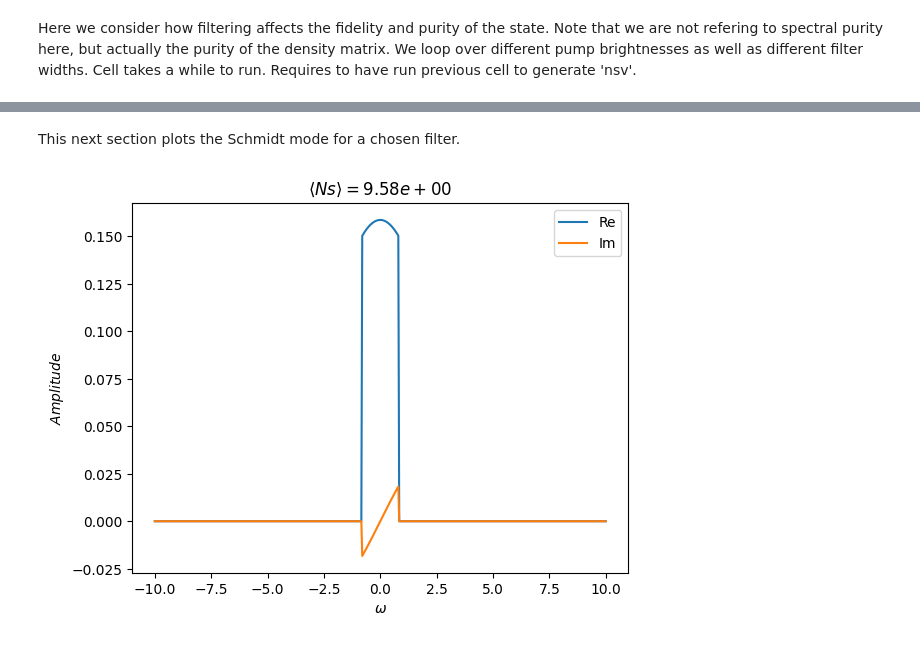
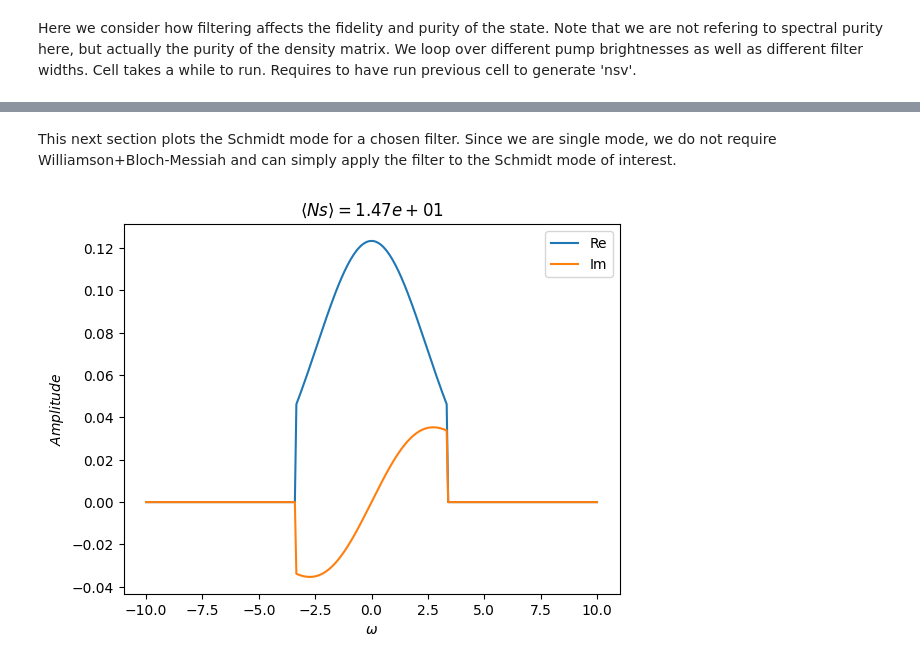
Before and after one commit to polyquantique/NeedALight, a Jupyter notebook: NeedALight/examples/example_singlepass.ipynb, the cells around one changed output, grey strips where cells are left out. Cells and saved outputs as stored; diff of their text form; code cells hidden in the pictures.

```diff
--- a/NeedALight/examples/example_singlepass.ipynb
+++ b/NeedALight/examples/example_singlepass.ipynb
@@ -13,7 +13,7 @@ This section introduces all relevant quantities needed to use the functions and
 # %%
 #Parameters for calculations
 
-N = 501  # Number of frequency values: Always choose a number ending in 1. That way you always have a frequency value = 0
+N = 301  # Number of frequency values
 Np = 2.2 # Number of pump photons: Vary this to modify gain values
 vp = 0.1  # pump velocity
 l = 1.0  # amplification region length
@@ -161,29 +160,31 @@ plt.show()
 Here we consider how filtering affects the fidelity and purity of the state. Note that we are not refering to spectral purity here, but actually the purity of the density matrix. We loop over different pump brightnesses as well as different filter widths. Cell takes a while to run. Requires to have run previous cell to generate 'nsv'.
 # %%
 #Filtering effect on Distinguishability: Overlaps for different filters
-npi = 0.00024
-npf = 2.068
-nstep = 10
-step = (npf - npi)/nstep
+#We use the same vector of pump range as previous cell
 
-num_pump = np.arange(npi,npf,step)
+#Filter parameters
+nfilt = 6  #Number of filters
+df = ((N-1))//2//nfilt  #change in filter width
+
+filter = np.zeros([len(w), nfilt])
+#filter[:,0] = 1
+
+
 Temp_mode = np.zeros([len(w), len(num_pump)],dtype= np.complex128)
-overlap2 = np.zeros([len(num_pump),6])
-Purity = np.zeros([len(num_pump),6])
+overlap2 = np.zeros([len(num_pump),nfilt])
+Purity = np.zeros([len(num_pump),nfilt])
 
-filter = np.zeros([len(w), 6])
-filter[:,0] = 1
+
 
 #Initializing unfiltered results
-Purity[:,0] = 1  #Pure state without filtering
-overlap2[:,0] = overlap
+#overlap2[:,0] = overlap
 
 
 #Overlaps and purities for different filter widths
-for j in tqdm(range(5)):
-    index = 30 + 50 * j
-    filter[index:-index,j+1]=1
-    filt = np.diag(filter[:,j+1])
+for j in tqdm(range(nfilt)):
+    index = df*j
+    filter[index:(N-index),j]=1
+    filt = np.diag(filter[:,j])
     for i in range(np.size(num_pump)):
         pump_temp = lambda x: pump(x,num_pump[i]*np.sqrt(sc),scale=sc)
         _T, _J, _Ns, _Ks, MT, NumsT, NumiT = SPulsed_lin(vs,vi,vp,pump_temp,domain,dz,l,w)
@@ -195,9 +196,9 @@ for j in tqdm(range(5)):
         u, v = np.linalg.eigh(NumsT)
         Temp_mode[:,i] = v[:,-1]
         #Obtaining covariance matrix
-        V = cov_mat(NumsT, NumiT, M)
+        V = cov_mat(NumsT, NumiT, MT)
         #Purity
-        Purity[i,j+1] = 1 / np.sqrt(np.real(np.linalg.det(V)))
+        Purity[i,j] = 1 / np.sqrt(np.real(np.linalg.det(V)))
 
     overlapmat = np.abs(np.conj(Temp_mode).T @ Temp_mode) ** 2
-    overlap2[:,j+1] = overlapmat[0,:]
+    overlap2[:,j] = overlapmat[0,:]
@@ -229,27 +228,27 @@ plt.show()
 # %% [markdown]
-This next section plots the Schmidt mode for a chosen filter.
+This next section plots the Schmidt mode for a chosen filter. Since we are single mode, we do not require Williamson+Bloch-Messiah and can simply apply the filter to the Schmidt mode of interest.
 # %%
 #Plot the different Filtered modes
-ind = 0
+ind = nfilt-2
 filt = np.diag(filter[:,ind])
 
 #filt = np.eye(len(x))   #If you don't want filtering
 
 Mf = filt @ M @ filt
 Numsf = filt @ Nums @ filt
 Numif = filt @ Numi @ filt
 
 
 val3, u3 = np.linalg.eigh(Numsf)
 
 fig, ax1 = plt.subplots()
 
 ax1.plot(w, np.real(np.exp(-1j*np.angle(u3[(N-1)//2,-mark]))*u3[:,-mark]), label='Re')
 ax1.plot(w, np.imag(np.exp(-1j*np.angle(u3[(N-1)//2,-mark]))*u3[:,-mark]), label='Im')
 ax1.set_xlabel(r"$\omega$")
 ax1.set_ylabel(r"$Amplitude$")
 ax1.set_title(r"$\langle Ns \rangle= %1.2e$" %Ns)
 ax1.legend()
 plt.show()
 # %% [output]
-[figure, old version]
+[figure, new version]
```
Also changed, not shown: parts of 11 cells of this notebook.
